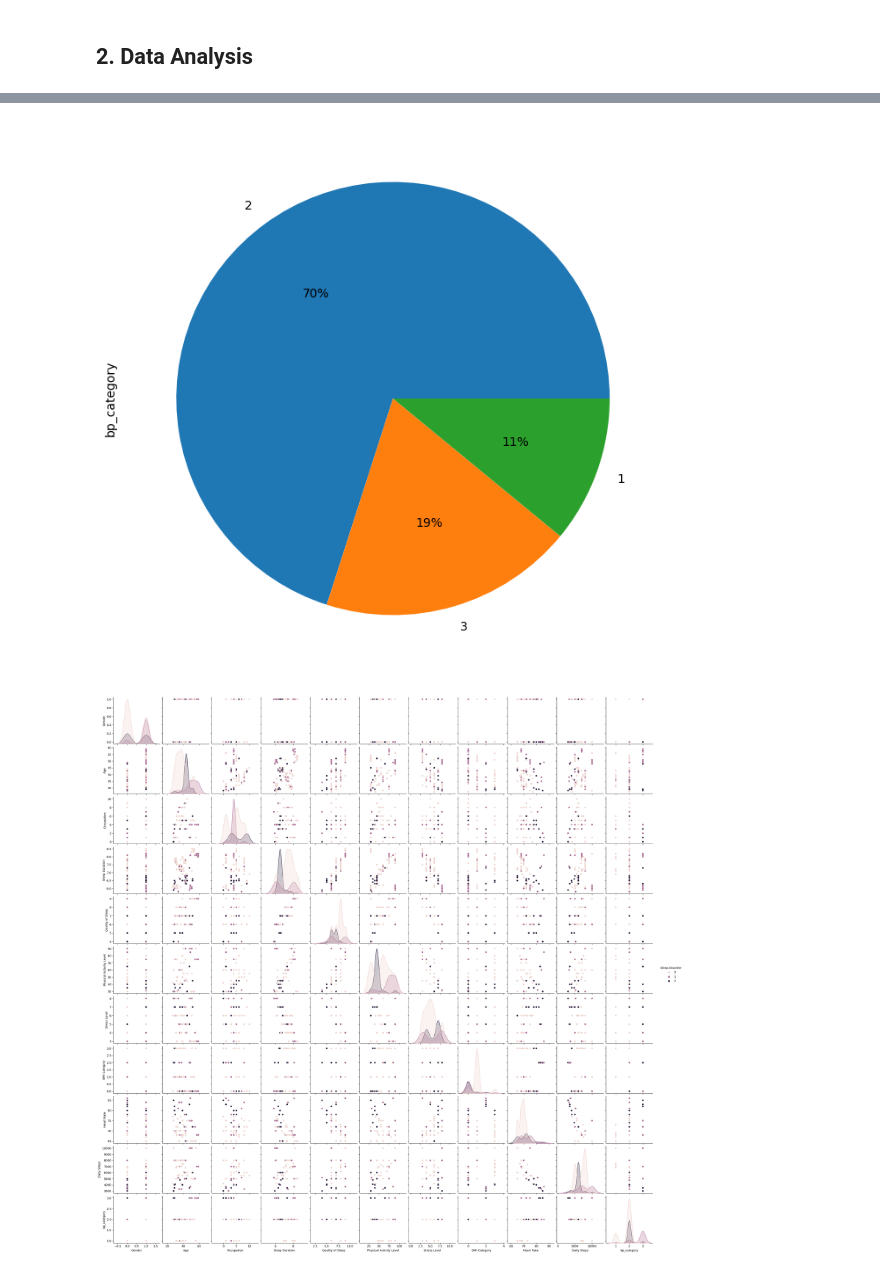
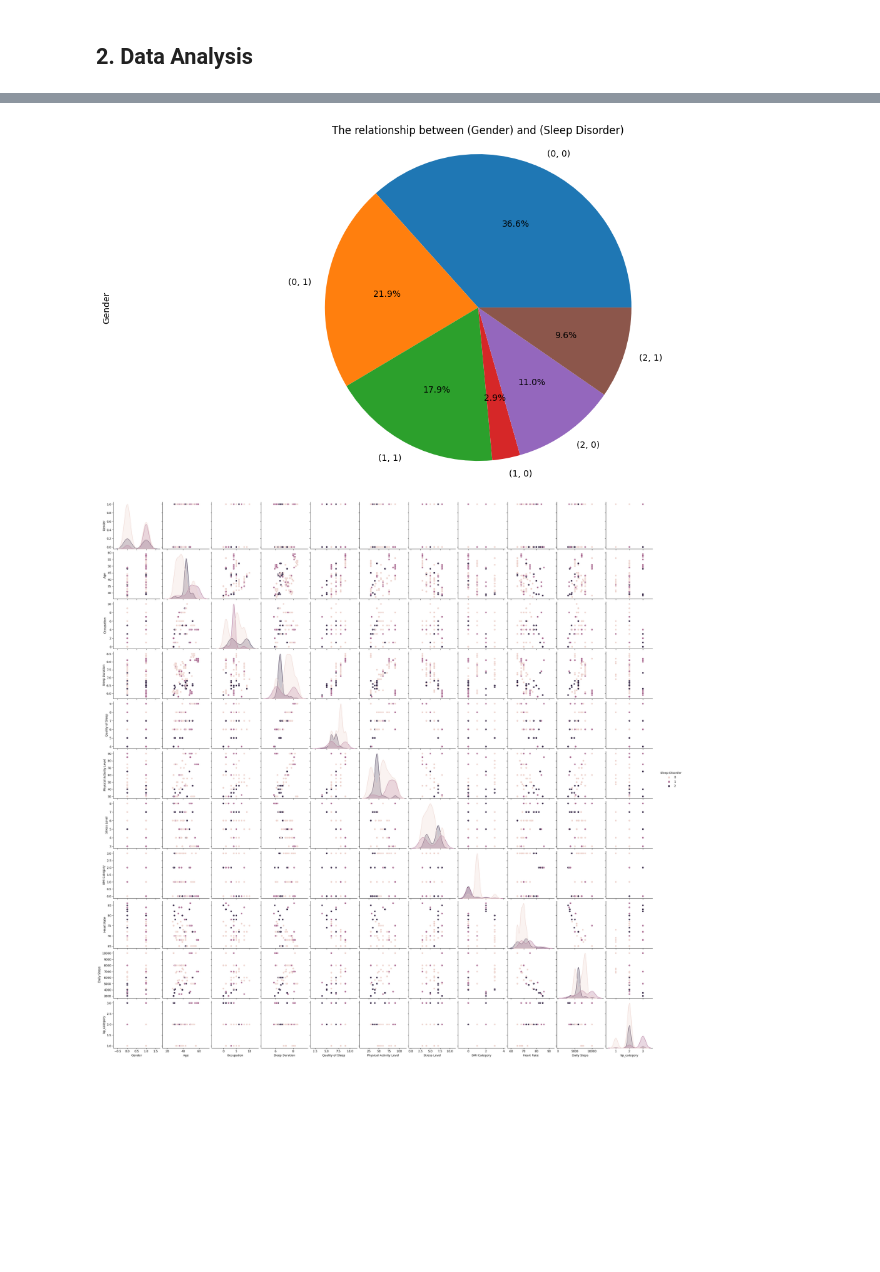
Before and after one commit to dolaemonngeong/ml-alp, a Jupyter notebook: Untitled-1.ipynb, the cells around one changed output, grey strips where cells are left out. Drawn from its saved outputs; the diff is of its cells as text; code cells hidden in the pictures; blank space fills up the shorter version.

```diff
--- a/Untitled-1.ipynb
+++ b/Untitled-1.ipynb
@@ -209,9 +210,10 @@ plt.show()
-# %%
-# pie diagram
-df['bp_category'].value_counts().plot(kind='pie', subplots=True,  autopct='%1.0f%%', figsize=(8, 8))
-plt.show()
-# %% [output]
-[figure, removed]
+# %%
+df.groupby('Sleep Disorder')['Gender'].value_counts().plot.pie(autopct ='%1.1f%%',figsize=(15,7),)
+plt.title('The relationship between Gender and Sleep Disorder')
+plt.axis('equal')
+plt.show()
+# %% [output]
+[figure, added]
 # %%
 # pairplot
 sns.pairplot(data=df, hue="Sleep Disorder")
```
Also changed, not shown: parts of 2 cells of this notebook.
